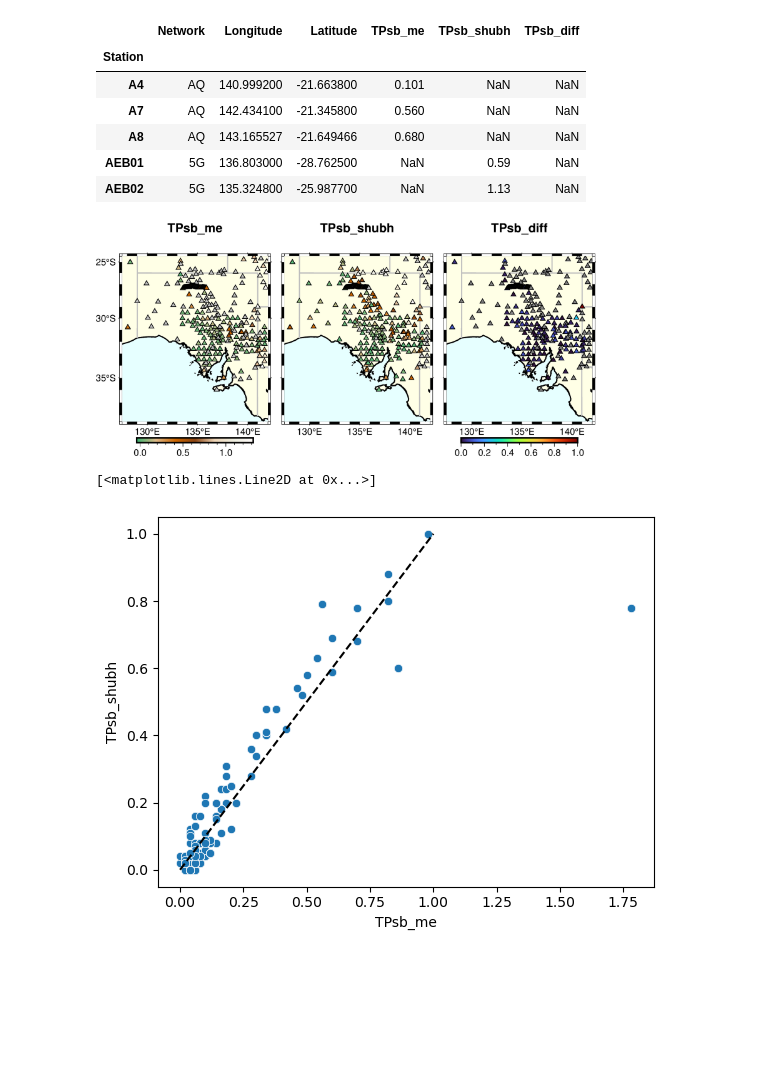
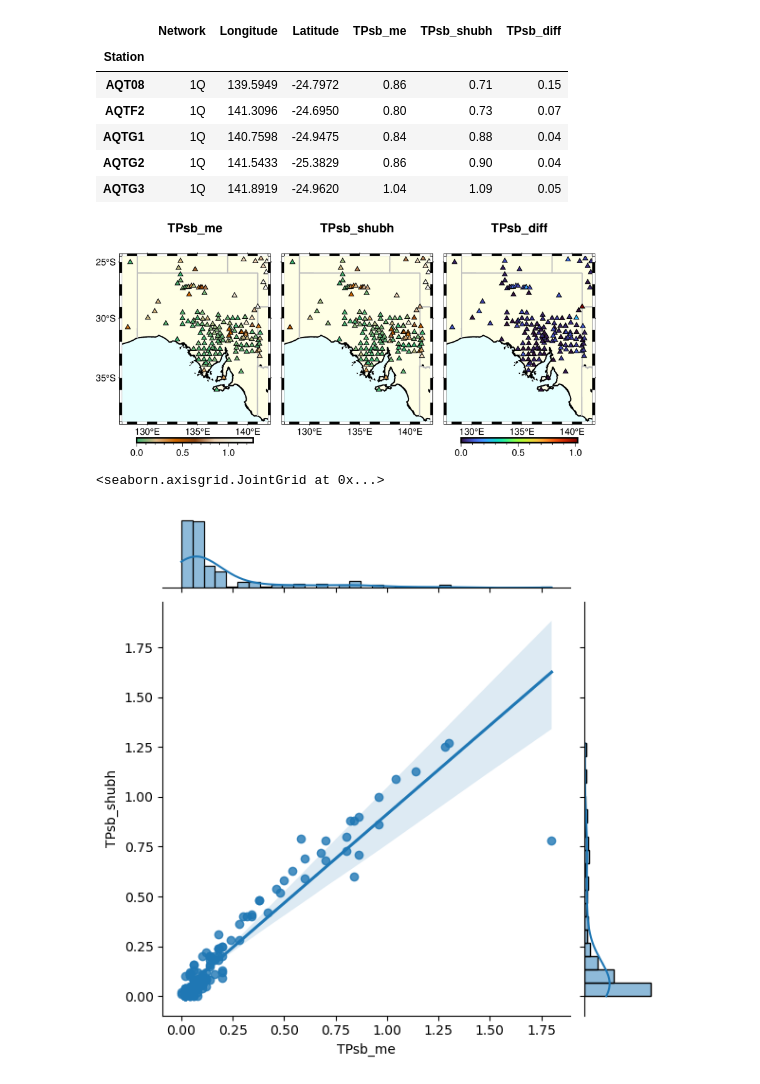
Before and after one commit to auggiemarignier/AusSedThick, a Jupyter notebook: SA_TPsb.ipynb, the cells around one changed output. Cells and saved outputs as stored; diff of their text form; code cells hidden in the pictures; blank space fills up the shorter version.

Commit message:
seaborn jointplot to compare mine and his

```diff
--- a/SA_TPsb.ipynb
+++ b/SA_TPsb.ipynb
@@ -12,10 +12,10 @@ shubhdf = pd.read_csv(
     names=("Network", "Station", "Latitude", "Longitude", "nRF", "TPsb", "Estimated Depth"),
     skiprows=2
 )
-shubhdf.index = shubhdf["Station"]
-shubhdf.drop(labels=["Station", "nRF", "Estimated Depth"], axis=1, inplace=True)
+shubhdf.set_index("Station", inplace=True)
+shubhdf.drop(labels=["nRF", "Estimated Depth"], axis=1, inplace=True)
 # %%
-all_analysis_dir = "/g/data/ha3/am3591/ALL-analysis"
+all_analysis_dir = "/g/data/ha3/am3591/analysis2/ALL-analysis/"
 latest_run = max(
     [
         os.path.join(all_analysis_dir, d)
@@ -29,26 +29,25 @@ delaysdf = pd.read_csv(
     sep="\s+",
     names=("Network", "Station", "Longitude", "Latitude", "TPsb"),
 )
-delaysdf.index = delaysdf["Station"]
-delaysdf.drop("Station", axis=1, inplace=True)
+delaysdf.set_index("Station", inplace=True)
 # %%
-df = delaysdf.join(shubhdf, how="outer", lsuffix=None, rsuffix="_shubh")
+df = delaysdf.join(shubhdf, how="inner", lsuffix=None, rsuffix="_shubh")
 df.Network.fillna(df.Network_shubh, inplace=True)
 df.Longitude.fillna(df.Longitude_shubh, inplace=True)
 df.Latitude.fillna(df.Latitude_shubh, inplace=True)
 df.drop(labels=["Network_shubh", "Latitude_shubh", "Longitude_shubh"], axis=1, inplace=True)
 df.rename(columns={"TPsb": "TPsb_me"}, inplace=True)
+df["TPsb_diff"] = (df["TPsb_me"] - df["TPsb_shubh"]).abs()
+df = df[~df.index.duplicated()]
+df.head()
+# %% [output]
+|  | Network | Longitude | Latitude | TPsb_me | TPsb_shubh | TPsb_diff |
+| Station |  |  |  |  |  |  |
+| AQT08 | 1Q | 139.5949 | -24.7972 | 0.86 | 0.71 | 0.15 |
+| AQTF2 | 1Q | 141.3096 | -24.6950 | 0.80 | 0.73 | 0.07 |
+| AQTG1 | 1Q | 140.7598 | -24.9475 | 0.84 | 0.88 | 0.04 |
+| AQTG2 | 1Q | 141.5433 | -25.3829 | 0.86 | 0.90 | 0.04 |
+| AQTG3 | 1Q | 141.8919 | -24.9620 | 1.04 | 1.09 | 0.05 |
-# %%
-df["TPsb_diff"] = (df["TPsb_me"] - df["TPsb_shubh"]).abs()
-df.head()
-# %% [output]
-|  | Network | Longitude | Latitude | TPsb_me | TPsb_shubh | TPsb_diff |
-| Station |  |  |  |  |  |  |
-| A4 | AQ | 140.999200 | -21.663800 | 0.101 | NaN | NaN |
-| A7 | AQ | 142.434100 | -21.345800 | 0.560 | NaN | NaN |
-| A8 | AQ | 143.165527 | -21.649466 | 0.680 | NaN | NaN |
-| AEB01 | 5G | 136.803000 | -28.762500 | NaN | 0.59 | NaN |
-| AEB02 | 5G | 135.324800 | -25.987700 | NaN | 1.13 | NaN |
 # %%
 fig = pygmt.Figure()
 pygmt.config(FONT_TITLE="12")
@@ -98,10 +97,9 @@ with fig.subplot(
                 fig.colorbar(frame="af", position=f"{cbar_position}")
 fig.show()
 # %% [output]
-[figure, old version]
+[figure, new version]
 # %%
-ax = sns.scatterplot(data=df, x="TPsb_me", y="TPsb_shubh")
-ax.plot([0, 1], [0, 1], "k--")
+sns.jointplot(data=df, x="TPsb_me", y="TPsb_shubh", kind="reg")
 # %% [output]
-[<matplotlib.lines.Line2D at 0x...>]
+<seaborn.axisgrid.JointGrid at 0x...>
-[figure, old version]
+[figure, new version]
```
Also changed, not shown: parts of 1 cell of this notebook.
